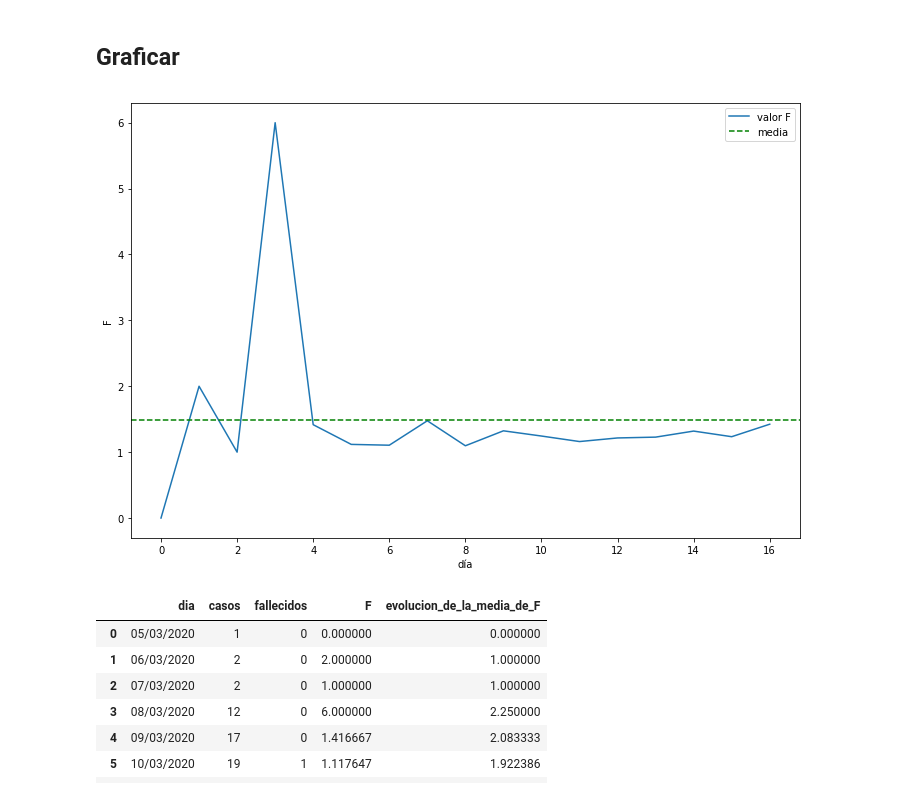
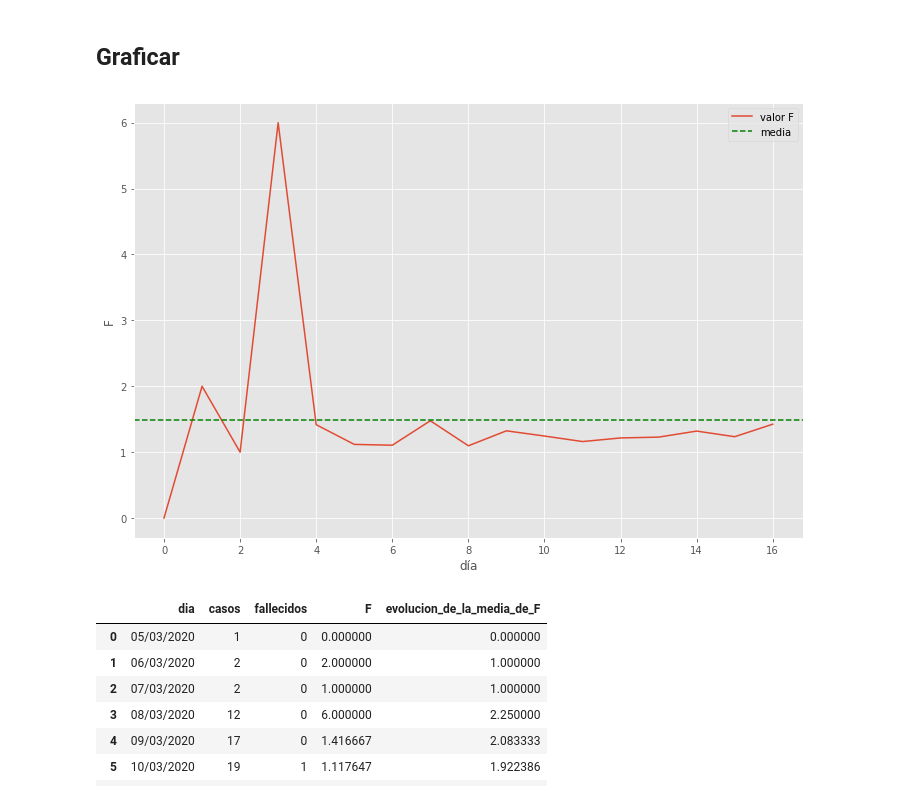
Before and after one commit to LeoMorales/monitoreo-f-pandemia, a Jupyter notebook: Evolución factor problemático covid-19.ipynb, the cells around one changed output. Cells and saved outputs as stored; diff of their text form; code cells hidden in the pictures.

```diff
--- a/Evolución factor problemático covid-19.ipynb
+++ b/Evolución factor problemático covid-19.ipynb
@@ -74,18 +74,21 @@ data
 ## Graficar
 # %%
 import matplotlib.pyplot as plt
+from matplotlib import style
+style.use('ggplot')
+
 ax = plt.gca()
 
 data.F.plot(label='valor F', figsize=(12, 8))
 plt.axhline(data.F.mean(), color='g', linestyle='--', label='media')
 
 plt.ylabel('F')
 plt.xlabel('día')
 plt.legend()
 
 plt.show()
 # %% [output]
-[figure, old version]
+[figure, new version]
 # %%
 data.loc[0, 'evolucion_de_la_media_de_F'] = data.loc[0, 'F']
 # %%
```
Also changed, not shown: parts of 35 cells of this notebook.
